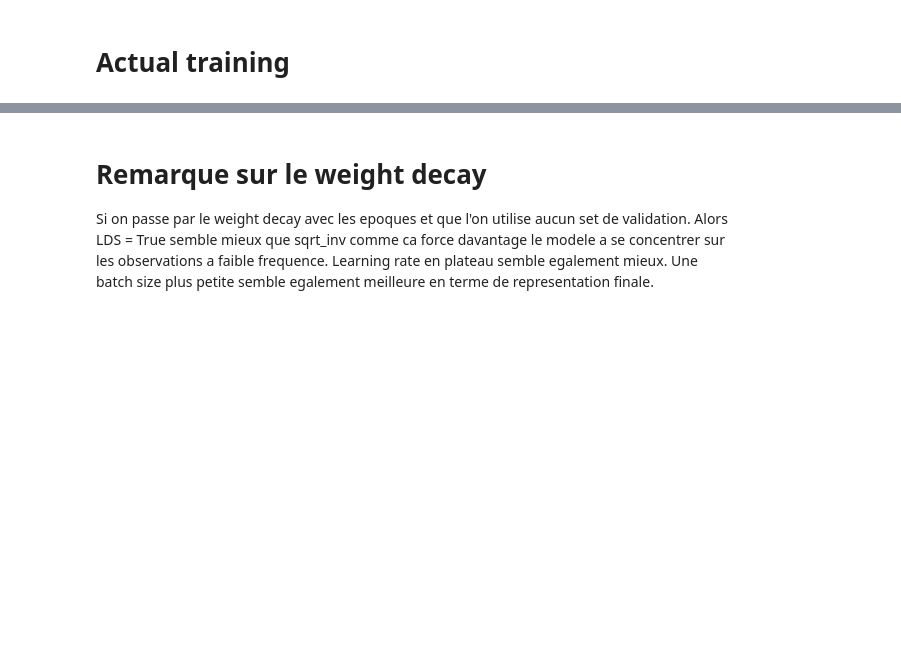
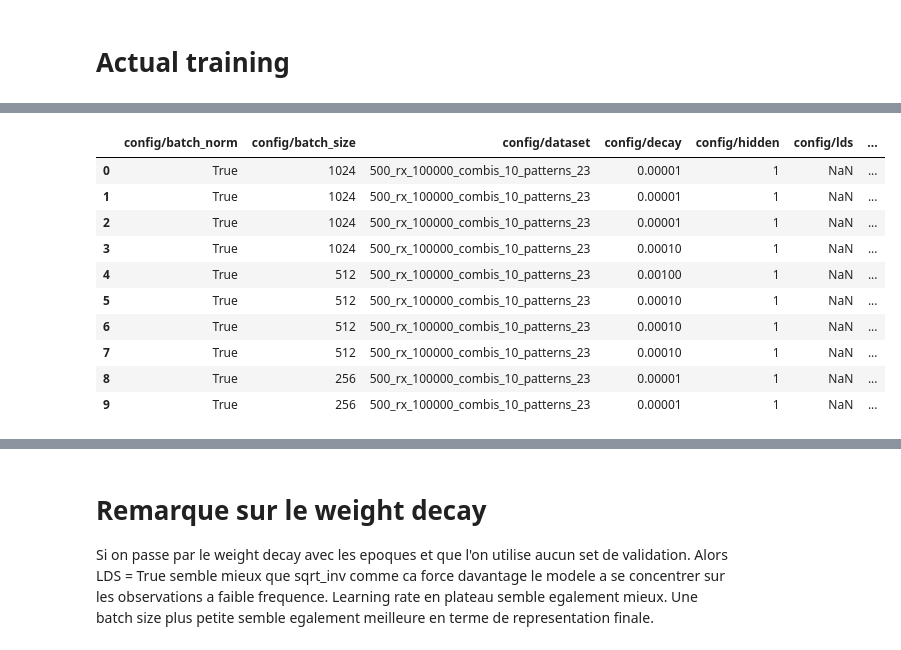
Before and after one commit to Quoding/optimneuralbandits, a Jupyter notebook: supervised/fit_supervised.ipynb, the cells around one changed output, grey strips where cells are left out. Drawn from its saved outputs; the diff is of its cells as text; code cells hidden in the pictures; blank space fills up the shorter version.

```diff
--- a/supervised/fit_supervised.ipynb
+++ b/supervised/fit_supervised.ipynb
@@ -167,0 +89,14 @@ print(len(configs))
+# %%
+df[config_cols + ["test_loss"]]
+# %% [output]
+|  | config/batch_norm | config/batch_size | config/dataset | config/decay | config/hidden | config/lds | ... |
+| 0 | True | 1024 | 500_rx_100000_combis_10_patterns_23 | 0.00001 | 1 | NaN | ... |
+| 1 | True | 1024 | 500_rx_100000_combis_10_patterns_23 | 0.00001 | 1 | NaN | ... |
+| 2 | True | 1024 | 500_rx_100000_combis_10_patterns_23 | 0.00001 | 1 | NaN | ... |
+| 3 | True | 1024 | 500_rx_100000_combis_10_patterns_23 | 0.00010 | 1 | NaN | ... |
+| 4 | True | 512 | 500_rx_100000_combis_10_patterns_23 | 0.00100 | 1 | NaN | ... |
+| 5 | True | 512 | 500_rx_100000_combis_10_patterns_23 | 0.00010 | 1 | NaN | ... |
+| 6 | True | 512 | 500_rx_100000_combis_10_patterns_23 | 0.00010 | 1 | NaN | ... |
+| 7 | True | 512 | 500_rx_100000_combis_10_patterns_23 | 0.00010 | 1 | NaN | ... |
+| 8 | True | 256 | 500_rx_100000_combis_10_patterns_23 | 0.00001 | 1 | NaN | ... |
+| 9 | True | 256 | 500_rx_100000_combis_10_patterns_23 | 0.00001 | 1 | NaN | ... |
```
Also changed, not shown: parts of 11 cells of this notebook, 2 other files.
